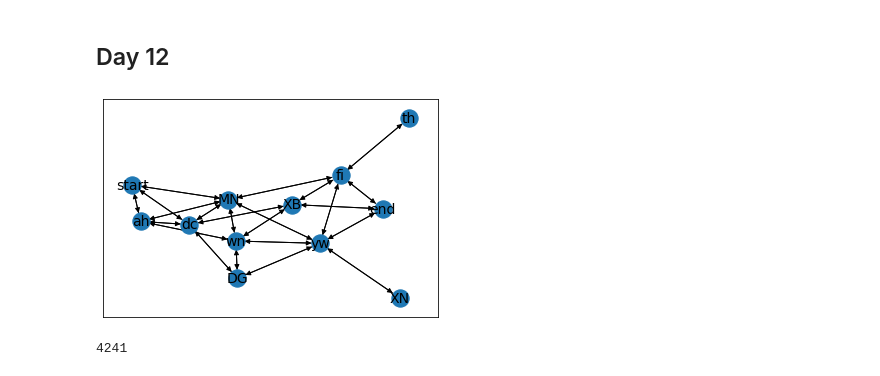
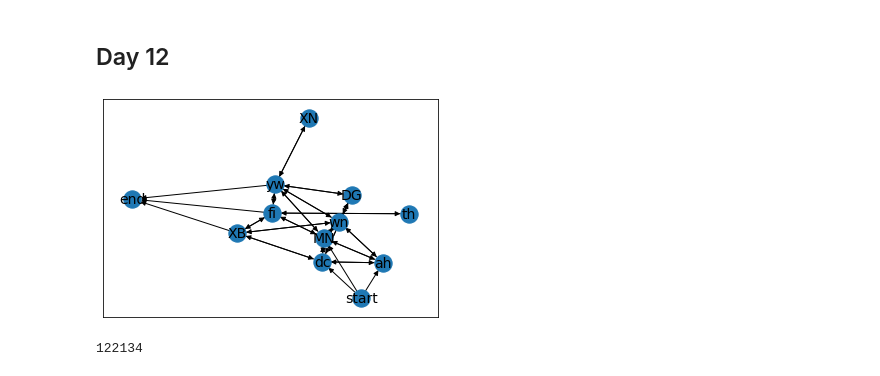
Before and after one commit to StefanBrand/advent-of-code-2021, a Jupyter notebook: adventofcode2021.ipynb, the cells around one changed output. Saved outputs shown, nothing was run; the diff lists cells and outputs as text; code cells hidden in the pictures.

```diff
--- a/adventofcode2021.ipynb
+++ b/adventofcode2021.ipynb
@@ -607,39 +607,29 @@ sum(decoded_output_signals)
 # %%
 from enum import Enum, auto
 from itertools import chain, combinations
 from typing import Set, Tuple
 
 import matplotlib.pyplot as plt
 import networkx as nx
 
 
-class CaveSize(Enum):
-    BIG = auto()
-    SMALL = auto()
-
-
 with open("input09.txt") as file:
     data = [line.rstrip().split("-") for line in file]
 
 
 G = nx.DiGraph()
 
 nodes = set(chain.from_iterable(data))
-G.add_nodes_from(
-    [
-        (node, {"cave_size": CaveSize.SMALL if node.islower() else CaveSize.BIG})
-        for node in nodes
-    ]
-)
+G.add_nodes_from(nodes)
 edges = data.extend([list(reversed(nodes)) for nodes in data])
 edges = list(
     # eliminate impossible directions
     filter(lambda nodes: nodes[0] != "end" and nodes[1] != "start", data)
 )
-G.add_edges_from(data)
+G.add_edges_from(edges)
 
 pos = nx.spring_layout(G, seed=77)  # Seed layout for reproducibility
 nx.draw_networkx(G, pos=pos, font_size=14)
 plt.show()
 # %% [output]
-[figure, old version]
+[figure, new version]
@@ -655,7 +668,7 @@ def traverse_graph(
     new_paths = set()
     for path in prev_new_paths or paths:
         for node in G.successors(path[-1]):
-            if node.isupper() or node not in path:
+            if  can_be_visited(path, node):
                 new_paths.add(path + (node,))
 
     if len(new_paths) == 0:
@@ -665,6 +678,7 @@ def traverse_graph(
     paths |= new_paths
     return traverse_graph(G, paths, new_paths)
 
+
 traverse_graph(G)
 # %% [output]
-4241
+122134
```
Also changed, not shown: parts of 1 cell of this notebook.
